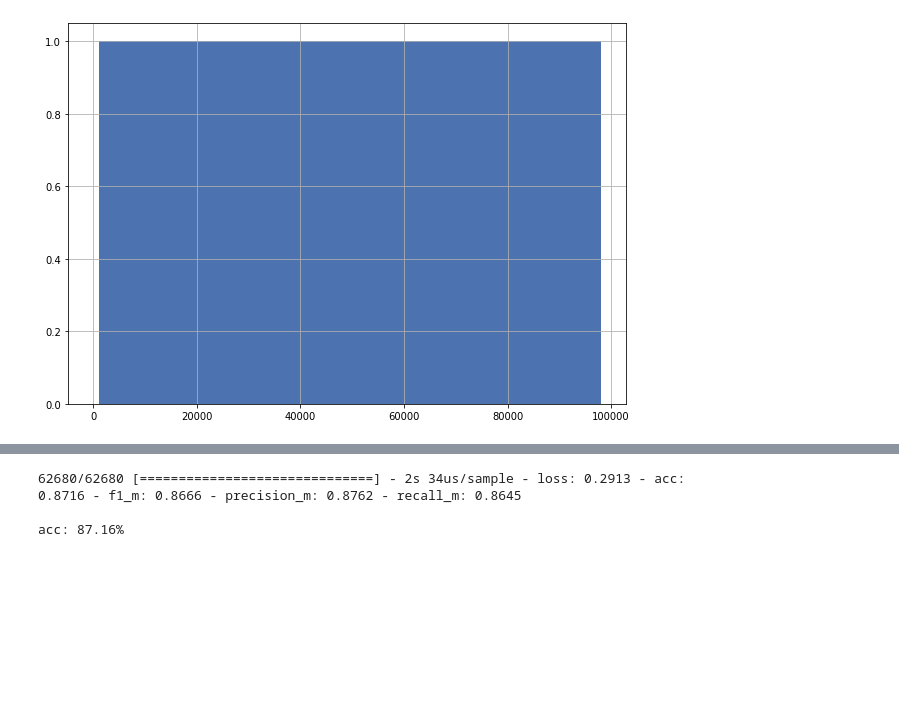
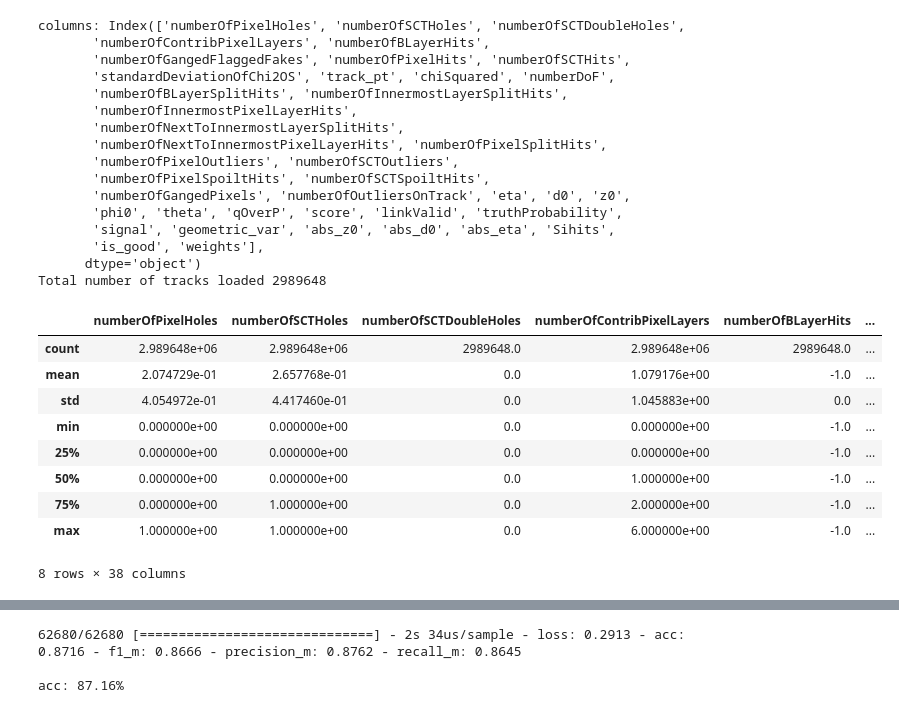
Before and after one commit to robinnewhouse/LRTNotebooks, a Jupyter notebook: Training.ipynb, the cells around one changed output, grey strips where cells are left out. Saved outputs shown, nothing was run; the diff lists cells and outputs as text; code cells hidden in the pictures; blank space fills up the shorter version.

```diff
--- a/Training.ipynb
+++ b/Training.ipynb
@@ -359,30 +38,0 @@ Total sample size 313400
-# %%
-### Weighing tracks by pt
-# In this section we weight each track by its inverse histogram weight.
-# This can be done after flattening by subsampling.
-# The weights will be used in Keras' training to prevent learning the pt distribution of the tracks
-# Note: I believe this is important to do after class weighting.
-
-# Define bins and produce histogram
-d_pt = 1000; n_bins = 100
-bins = np.linspace(0,n_bins*d_pt, n_bins, endpoint=False)
-pt_hist, _ = np.histogram(df.track_pt, bins=bins, density=False)
-
-# Guarantee that anything in the highest bin gets a weight of 1. Like a cutoff. Almost all high bins only have a weight of 1
-bins[-1] = np.inf
-pt_hist[-1] = np.max(pt_hist) # Overflow bin
-
-# Digitize finds which bin each pt value belongs to
-pt_bin = np.digitize(df.track_pt, bins)
-pt_bin = pt_bin - 1 # indexes from one for some reason (may not understand this fully)
-
-# Define the weights as the inverse of the histogram weights.
-# This will give less weight to low-pt tracks since there are many
-track_weights = (1/pt_hist[pt_bin])
-df['track_weights'] = track_weights
-
-# Sanity check plot. this weighted histogram should be exactly flat.
-# Some gaps may appear if no tracks fall in that pt range
-ax = df.track_pt.hist(bins=bins, density=False,figsize=(10,7), weights=track_weights)
-# %% [output]
-[figure, removed]
@@ -388,0 +42,32 @@ ax = df.track_pt.hist(bins=bins, density=False,figsize=(10,7), weights=track_wei
+# %%
+# Inspect loaded dataframe
+print("columns:", full_df.columns)
+print("Total number of tracks loaded", len(full_df))
+full_df.describe()
+# %% [output]
+columns: Index(['numberOfPixelHoles', 'numberOfSCTHoles', 'numberOfSCTDoubleHoles',
+       'numberOfContribPixelLayers', 'numberOfBLayerHits',
+       'numberOfGangedFlaggedFakes', 'numberOfPixelHits', 'numberOfSCTHits',
+       'standardDeviationOfChi2OS', 'track_pt', 'chiSquared', 'numberDoF',
+       'numberOfBLayerSplitHits', 'numberOfInnermostLayerSplitHits',
+       'numberOfInnermostPixelLayerHits',
+       'numberOfNextToInnermostLayerSplitHits',
+       'numberOfNextToInnermostPixelLayerHits', 'numberOfPixelSplitHits',
+       'numberOfPixelOutliers', 'numberOfSCTOutliers',
+       'numberOfPixelSpoiltHits', 'numberOfSCTSpoiltHits',
+       'numberOfGangedPixels', 'numberOfOutliersOnTrack', 'eta', 'd0', 'z0',
+       'phi0', 'theta', 'qOverP', 'score', 'linkValid', 'truthProbability',
+       'signal', 'geometric_var', 'abs_z0', 'abs_d0', 'abs_eta', 'Sihits',
+       'is_good', 'weights'],
+      dtype='object')
+Total number of tracks loaded 2989648
+|  | numberOfPixelHoles | numberOfSCTHoles | numberOfSCTDoubleHoles | numberOfContribPixelLayers | numberOfBLayerHits | ... |
+| count | 2.989648e+06 | 2.989648e+06 | 2989648.0 | 2.989648e+06 | 2989648.0 | ... |
+| mean | 2.074729e-01 | 2.657768e-01 | 0.0 | 1.079176e+00 | -1.0 | ... |
+| std | 4.054972e-01 | 4.417460e-01 | 0.0 | 1.045883e+00 | 0.0 | ... |
+| min | 0.000000e+00 | 0.000000e+00 | 0.0 | 0.000000e+00 | -1.0 | ... |
+| 25% | 0.000000e+00 | 0.000000e+00 | 0.0 | 0.000000e+00 | -1.0 | ... |
+| 50% | 0.000000e+00 | 0.000000e+00 | 0.0 | 1.000000e+00 | -1.0 | ... |
+| 75% | 0.000000e+00 | 1.000000e+00 | 0.0 | 2.000000e+00 | -1.0 | ... |
+| max | 1.000000e+00 | 1.000000e+00 | 0.0 | 6.000000e+00 | -1.0 | ... |
+8 rows × 38 columns
```
Also changed, not shown: parts of 16 cells of this notebook, 3 other files.
